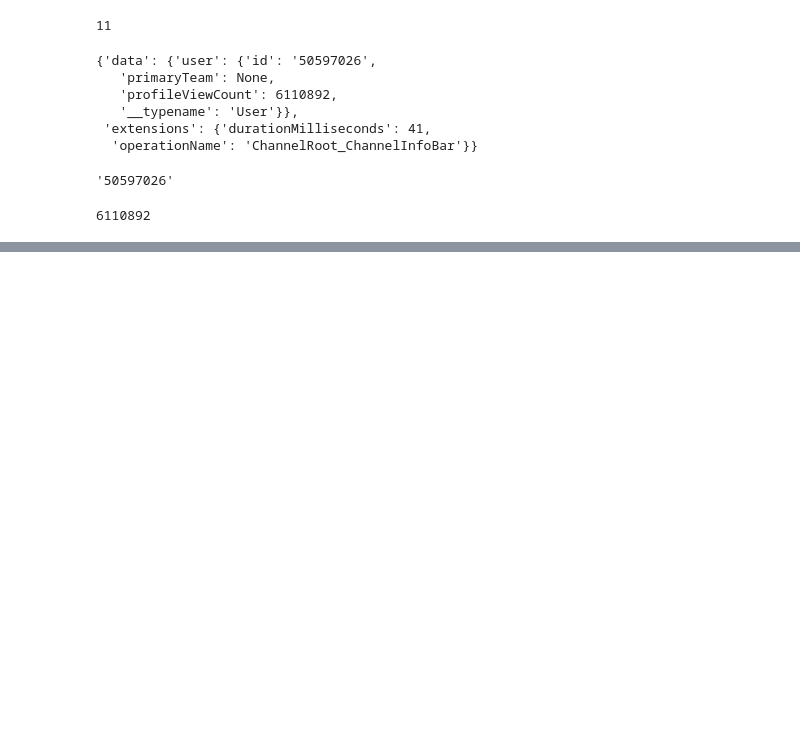
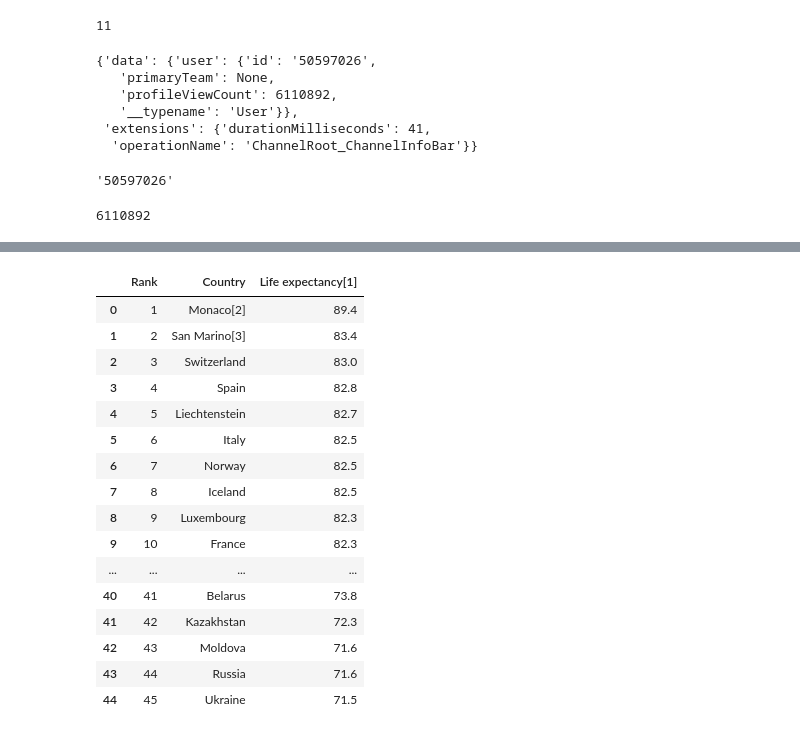
Before and after one commit to ta-data-par/0323_2020, a Jupyter notebook: Notes/Week3/Wednesday.ipynb, the cells around one changed output, grey strips where cells are left out. Saved outputs shown, nothing was run; the diff lists cells and outputs as text; code cells hidden in the pictures; blank space fills up the shorter version.

```diff
--- a/Notes/Week3/Wednesday.ipynb
+++ b/Notes/Week3/Wednesday.ipynb
@@ -363,0 +444,28 @@ res[0]['data']['user']['profileViewCount']
+# %%
+soup=BeautifulSoup(html)
+# %%
+table=soup.find_all('table',{'class':'sortable wikitable'})[0]
+# %%
+rows=table.find_all('tr')
+# %%
+table=[[cell.strip() for cell in row.text.strip().split('\n') if cell.strip()!=''] for row in rows]
+# %%
+pd.DataFrame(table[1:],columns=table[0])
+# %% [output]
+|  | Rank | Country | Life expectancy[1] |
+| 0 | 1 | Monaco[2] | 89.4 |
+| 1 | 2 | San Marino[3] | 83.4 |
+| 2 | 3 | Switzerland | 83.0 |
+| 3 | 4 | Spain | 82.8 |
+| 4 | 5 | Liechtenstein | 82.7 |
+| 5 | 6 | Italy | 82.5 |
+| 6 | 7 | Norway | 82.5 |
+| 7 | 8 | Iceland | 82.5 |
+| 8 | 9 | Luxembourg | 82.3 |
+| 9 | 10 | France | 82.3 |
+| ... | ... | ... | ... |
+| 40 | 41 | Belarus | 73.8 |
+| 41 | 42 | Kazakhstan | 72.3 |
+| 42 | 43 | Moldova | 71.6 |
+| 43 | 44 | Russia | 71.6 |
+| 44 | 45 | Ukraine | 71.5 |
```
Also changed, not shown: parts of 19 cells of this notebook.
